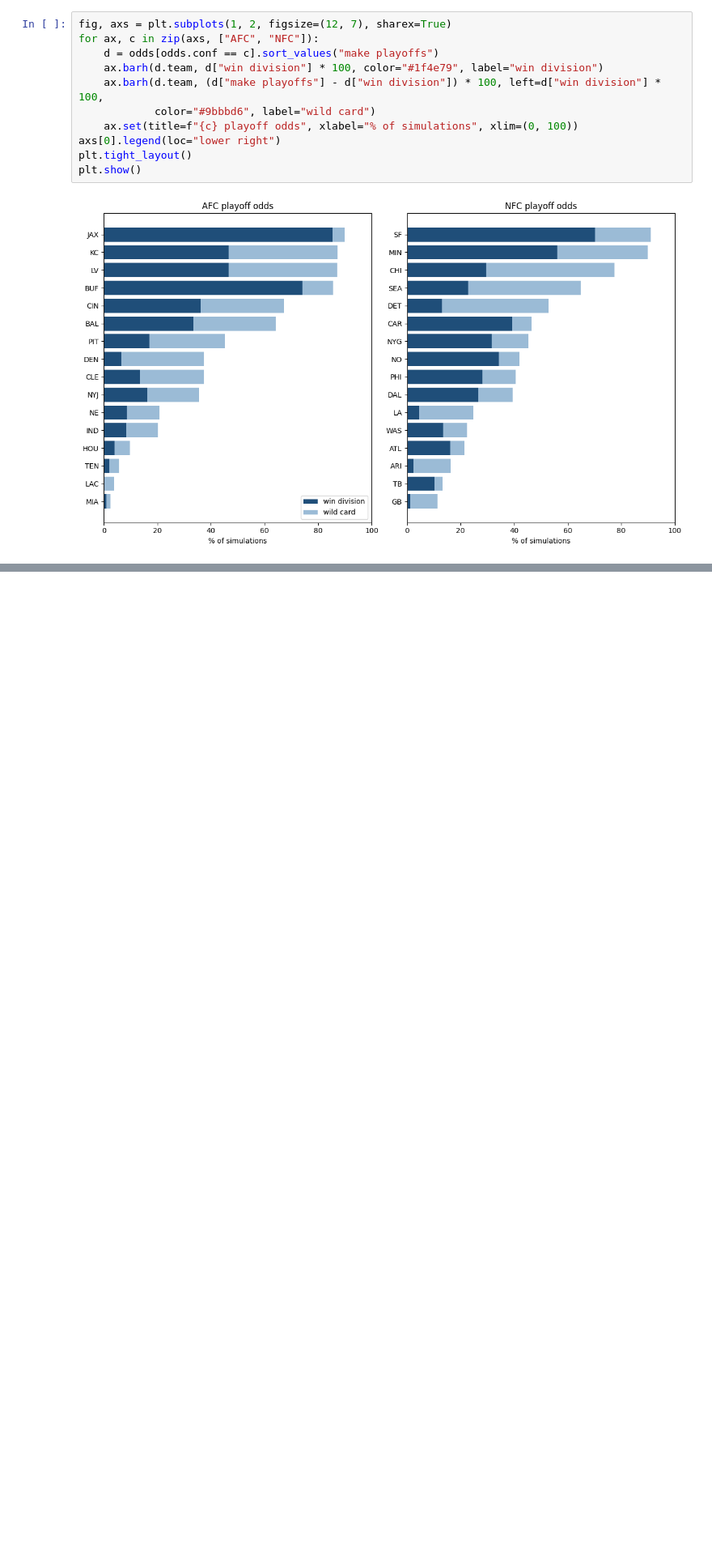
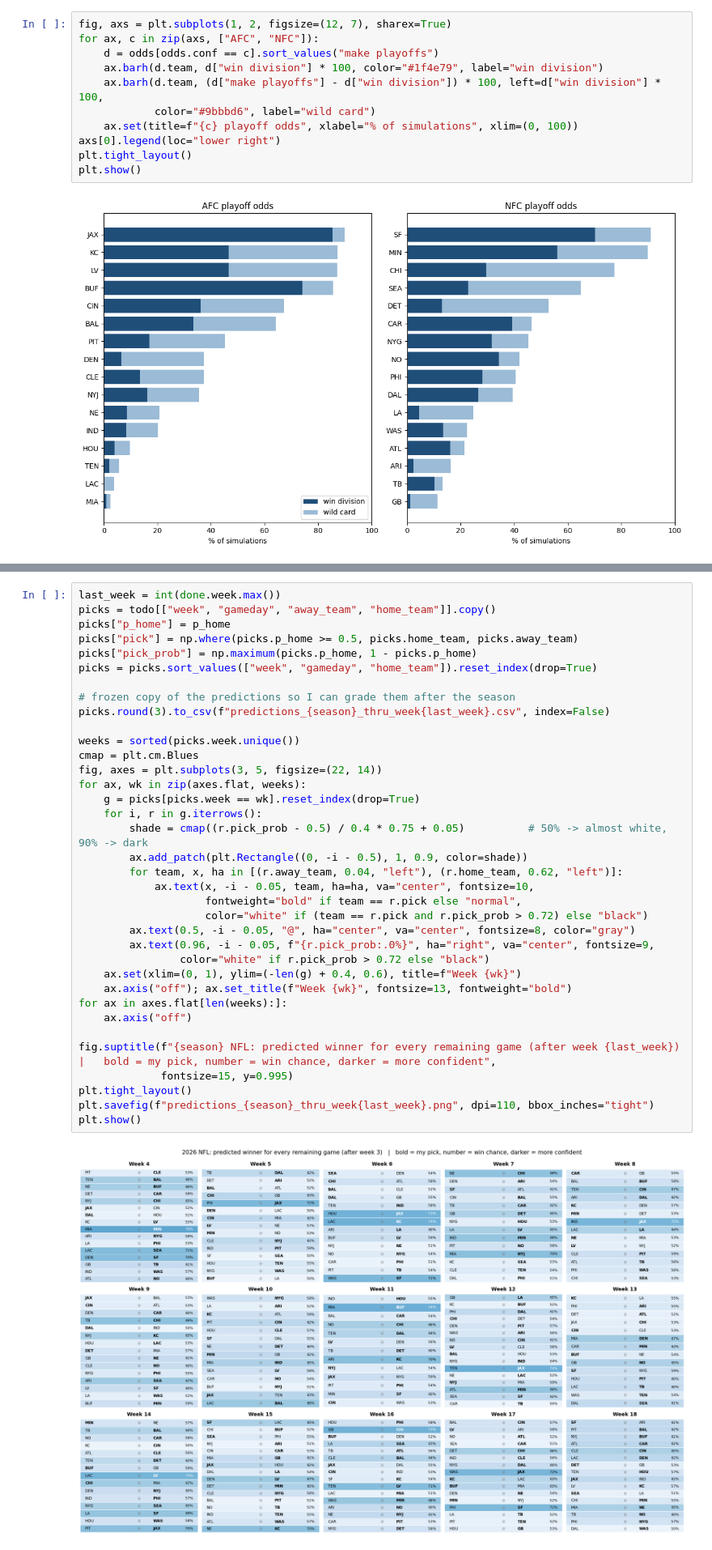
Before and after one commit to raghavv-711/nfl-pythagorean-expectation, a Jupyter notebook: NFL Pythagorean Expectation.ipynb, the cells around one changed output, grey strips where cells are left out. Shown at 81% size. Cells and saved outputs as stored; diff of their text form; blank space fills up the shorter version.

Commit message:
Add predictions for every remaining game, saved for end-of-season comparison

```diff
--- a/NFL Pythagorean Expectation.ipynb
+++ b/NFL Pythagorean Expectation.ipynb
@@ -299,0 +305,38 @@ plt.show()
+# %%
+last_week = int(done.week.max())
+picks = todo[["week", "gameday", "away_team", "home_team"]].copy()
+picks["p_home"] = p_home
+picks["pick"] = np.where(picks.p_home >= 0.5, picks.home_team, picks.away_team)
+picks["pick_prob"] = np.maximum(picks.p_home, 1 - picks.p_home)
+picks = picks.sort_values(["week", "gameday", "home_team"]).reset_index(drop=True)
+
+# frozen copy of the predictions so I can grade them after the season
+picks.round(3).to_csv(f"predictions_{season}_thru_week{last_week}.csv", index=False)
+
+weeks = sorted(picks.week.unique())
+cmap = plt.cm.Blues
+fig, axes = plt.subplots(3, 5, figsize=(22, 14))
+for ax, wk in zip(axes.flat, weeks):
+    g = picks[picks.week == wk].reset_index(drop=True)
+    for i, r in g.iterrows():
+        shade = cmap((r.pick_prob - 0.5) / 0.4 * 0.75 + 0.05)          # 50% -> almost white, 90% -> dark
+        ax.add_patch(plt.Rectangle((0, -i - 0.5), 1, 0.9, color=shade))
+        for team, x, ha in [(r.away_team, 0.04, "left"), (r.home_team, 0.62, "left")]:
+            ax.text(x, -i - 0.05, team, ha=ha, va="center", fontsize=10,
+                    fontweight="bold" if team == r.pick else "normal",
+                    color="white" if (team == r.pick and r.pick_prob > 0.72) else "black")
+        ax.text(0.5, -i - 0.05, "@", ha="center", va="center", fontsize=8, color="gray")
+        ax.text(0.96, -i - 0.05, f"{r.pick_prob:.0%}", ha="right", va="center", fontsize=9,
+                color="white" if r.pick_prob > 0.72 else "black")
+    ax.set(xlim=(0, 1), ylim=(-len(g) + 0.4, 0.6), title=f"Week {wk}")
+    ax.axis("off"); ax.set_title(f"Week {wk}", fontsize=13, fontweight="bold")
+for ax in axes.flat[len(weeks):]:
+    ax.axis("off")
+
+fig.suptitle(f"{season} NFL: predicted winner for every remaining game (after week {last_week})   |   bold = my pick, number = win chance, darker = more confident",
+             fontsize=15, y=0.995)
+plt.tight_layout()
+plt.savefig(f"predictions_{season}_thru_week{last_week}.png", dpi=110, bbox_inches="tight")
+plt.show()
+# %% [output]
+[figure, added]
```
Also changed, not shown: parts of 2 cells of this notebook, 3 other files.
